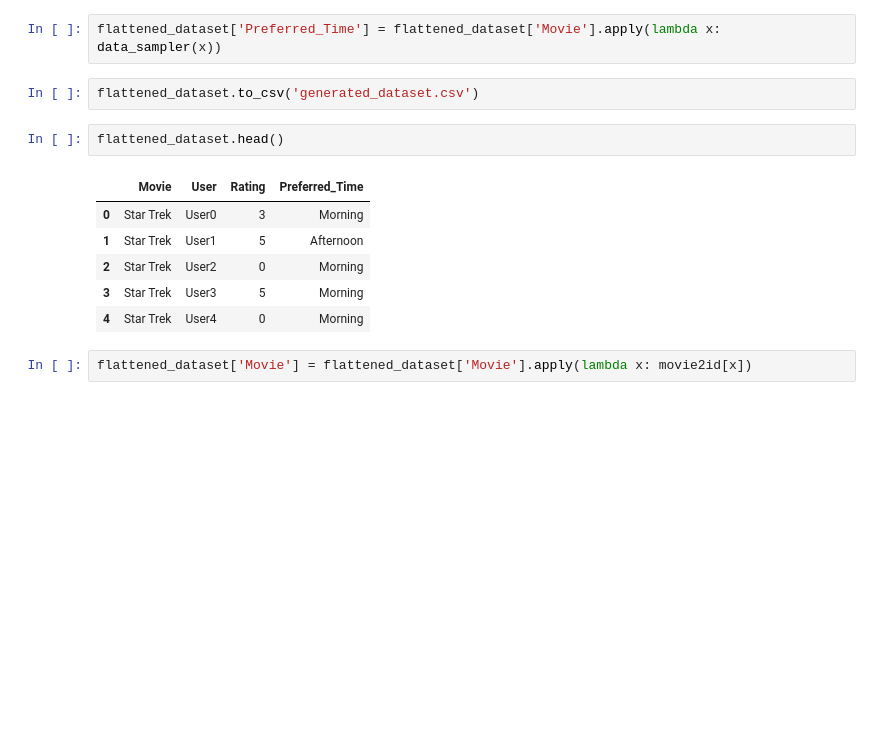
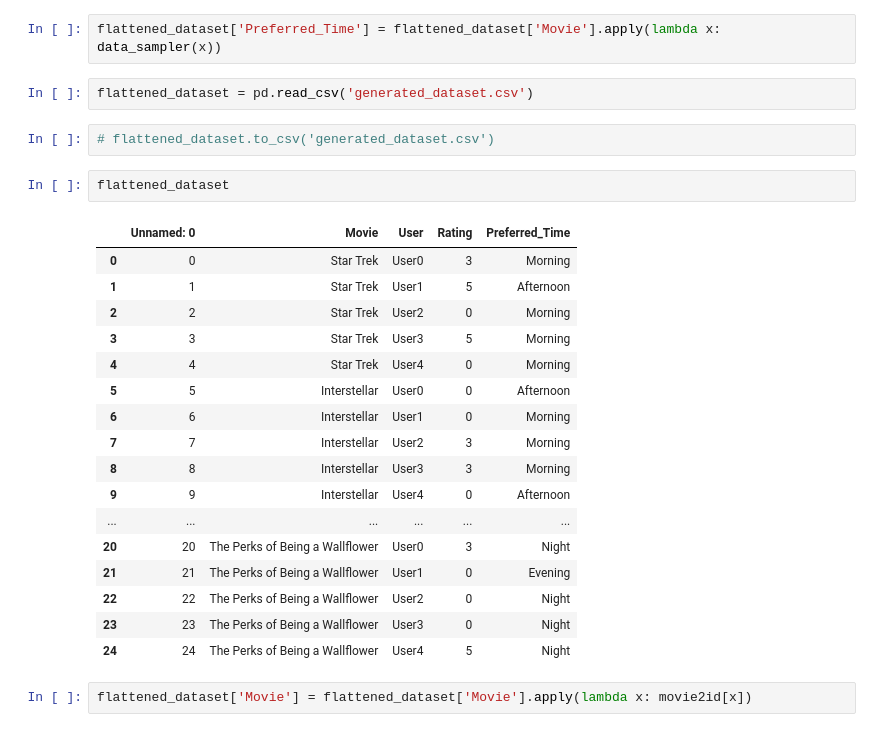
Before and after one commit to Sandeep42/matrix_tensor_decompositions, a Jupyter notebook: 02.tensor_factorization.ipynb, the cells around one changed output. Drawn from its saved outputs; the diff is of its cells as text; blank space fills up the shorter version.

```diff
--- a/02.tensor_factorization.ipynb
+++ b/02.tensor_factorization.ipynb
@@ -76,16 +76,29 @@ def data_sampler(movie_name):
 # %%
 flattened_dataset['Preferred_Time'] = flattened_dataset['Movie'].apply(lambda x: data_sampler(x))
 # %%
-flattened_dataset.to_csv('generated_dataset.csv')
+flattened_dataset = pd.read_csv('generated_dataset.csv')
+# %%
+# flattened_dataset.to_csv('generated_dataset.csv')
 # %%
-flattened_dataset.head()
+flattened_dataset
 # %% [output]
-|  | Movie | User | Rating | Preferred_Time |
-| 0 | Star Trek | User0 | 3 | Morning |
-| 1 | Star Trek | User1 | 5 | Afternoon |
-| 2 | Star Trek | User2 | 0 | Morning |
-| 3 | Star Trek | User3 | 5 | Morning |
-| 4 | Star Trek | User4 | 0 | Morning |
+|  | Unnamed: 0 | Movie | User | Rating | Preferred_Time |
+| 0 | 0 | Star Trek | User0 | 3 | Morning |
+| 1 | 1 | Star Trek | User1 | 5 | Afternoon |
+| 2 | 2 | Star Trek | User2 | 0 | Morning |
+| 3 | 3 | Star Trek | User3 | 5 | Morning |
+| 4 | 4 | Star Trek | User4 | 0 | Morning |
+| 5 | 5 | Interstellar | User0 | 0 | Afternoon |
+| 6 | 6 | Interstellar | User1 | 0 | Morning |
+| 7 | 7 | Interstellar | User2 | 3 | Morning |
+| 8 | 8 | Interstellar | User3 | 3 | Morning |
+| 9 | 9 | Interstellar | User4 | 0 | Afternoon |
+| ... | ... | ... | ... | ... | ... |
+| 20 | 20 | The Perks of Being a Wallflower | User0 | 3 | Night |
+| 21 | 21 | The Perks of Being a Wallflower | User1 | 0 | Evening |
+| 22 | 22 | The Perks of Being a Wallflower | User2 | 0 | Night |
+| 23 | 23 | The Perks of Being a Wallflower | User3 | 0 | Night |
+| 24 | 24 | The Perks of Being a Wallflower | User4 | 5 | Night |
 # %%
 flattened_dataset['Movie'] = flattened_dataset['Movie'].apply(lambda x: movie2id[x])
 # %%
```
Also changed, not shown: parts of 2 cells of this notebook.
